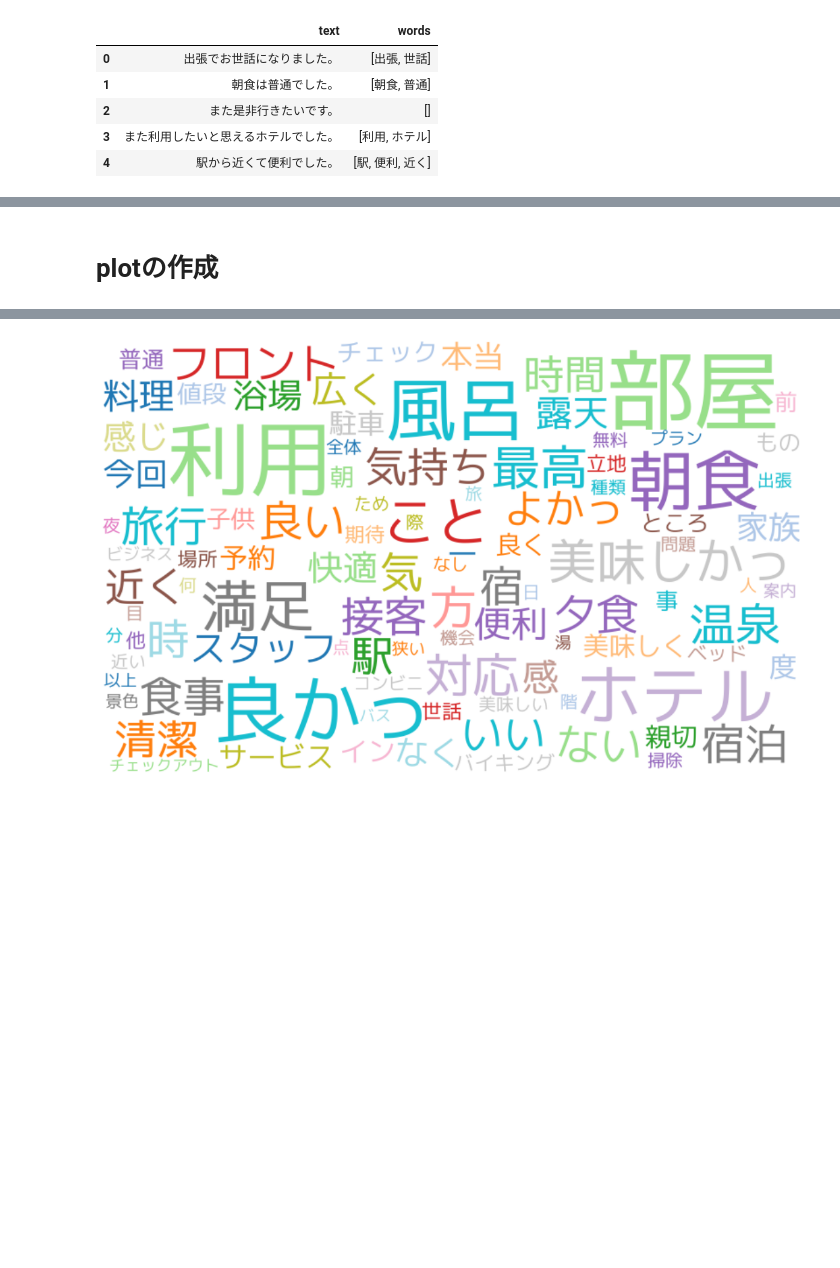
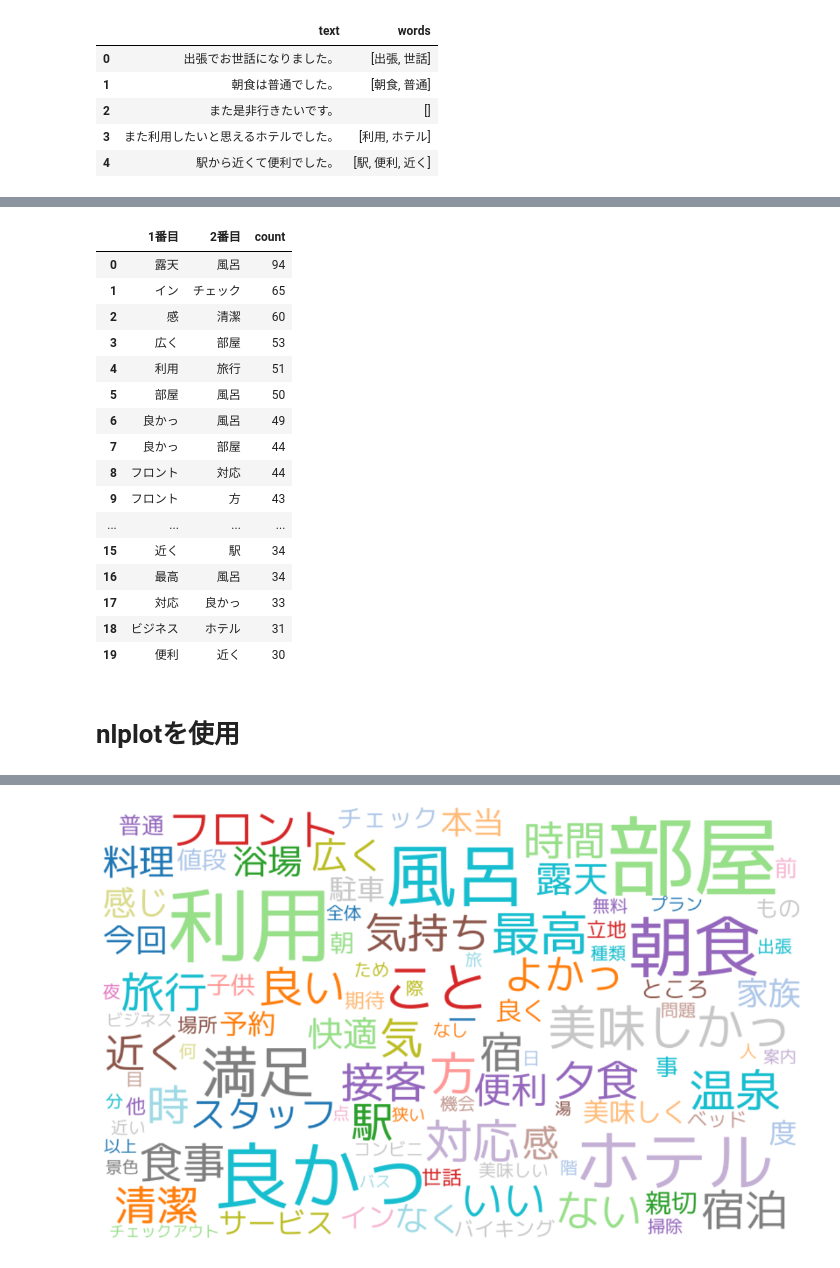
Before and after one commit to NamelessOgya/survey, a Jupyter notebook: 自然言語処理/GPT2RoBERTa/簡単自然言語処理_実験.ipynb, the cells around one changed output, grey strips where cells are left out. Cells and saved outputs as stored; diff of their text form; code cells hidden in the pictures; blank space fills up the shorter version.

```diff
--- a/自然言語処理/GPT2RoBERTa/簡単自然言語処理_実験.ipynb
+++ b/自然言語処理/GPT2RoBERTa/簡単自然言語処理_実験.ipynb
@@ -123,0 +344,4 @@ df.head()
+# %%
+import collections
+ct = collections.Counter(target_combs)
+ct.most_common()[:10]
@@ -124,3 +359,24 @@ df.head()
+# %%
+df_co = pd.DataFrame([{"1番目" : i[0][0], "2番目": i[0][1], "count":i[1]} for i in ct.most_common()])
+df_co.head(20)
+# %% [output]
+|  | 1番目 | 2番目 | count |
+| 0 | 露天 | 風呂 | 94 |
+| 1 | イン | チェック | 65 |
+| 2 | 感 | 清潔 | 60 |
+| 3 | 広く | 部屋 | 53 |
+| 4 | 利用 | 旅行 | 51 |
+| 5 | 部屋 | 風呂 | 50 |
+| 6 | 良かっ | 風呂 | 49 |
+| 7 | 良かっ | 部屋 | 44 |
+| 8 | フロント | 対応 | 44 |
+| 9 | フロント | 方 | 43 |
+| ... | ... | ... | ... |
+| 15 | 近く | 駅 | 34 |
+| 16 | 最高 | 風呂 | 34 |
+| 17 | 対応 | 良かっ | 33 |
+| 18 | ビジネス | ホテル | 31 |
+| 19 | 便利 | 近く | 30 |
 # %% [markdown]
-# plotの作成
+# nlplotを使用
 # %%
```
Also changed, not shown: parts of 39 cells of this notebook.
